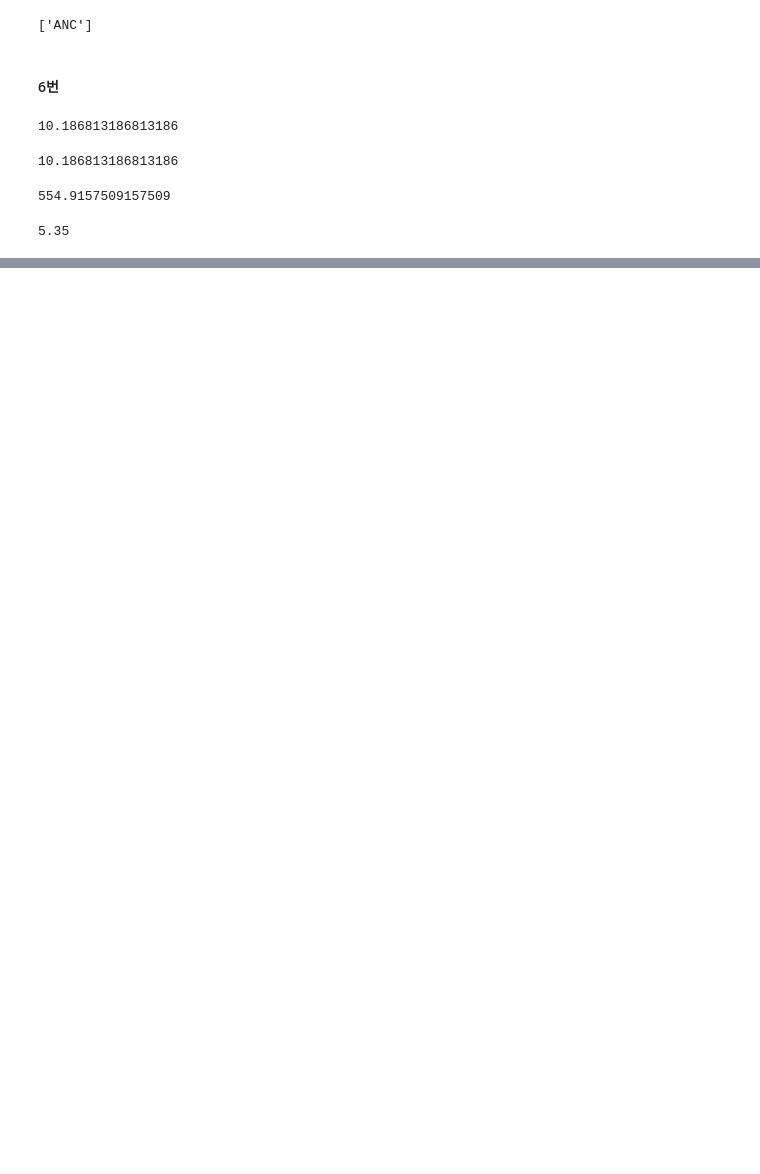
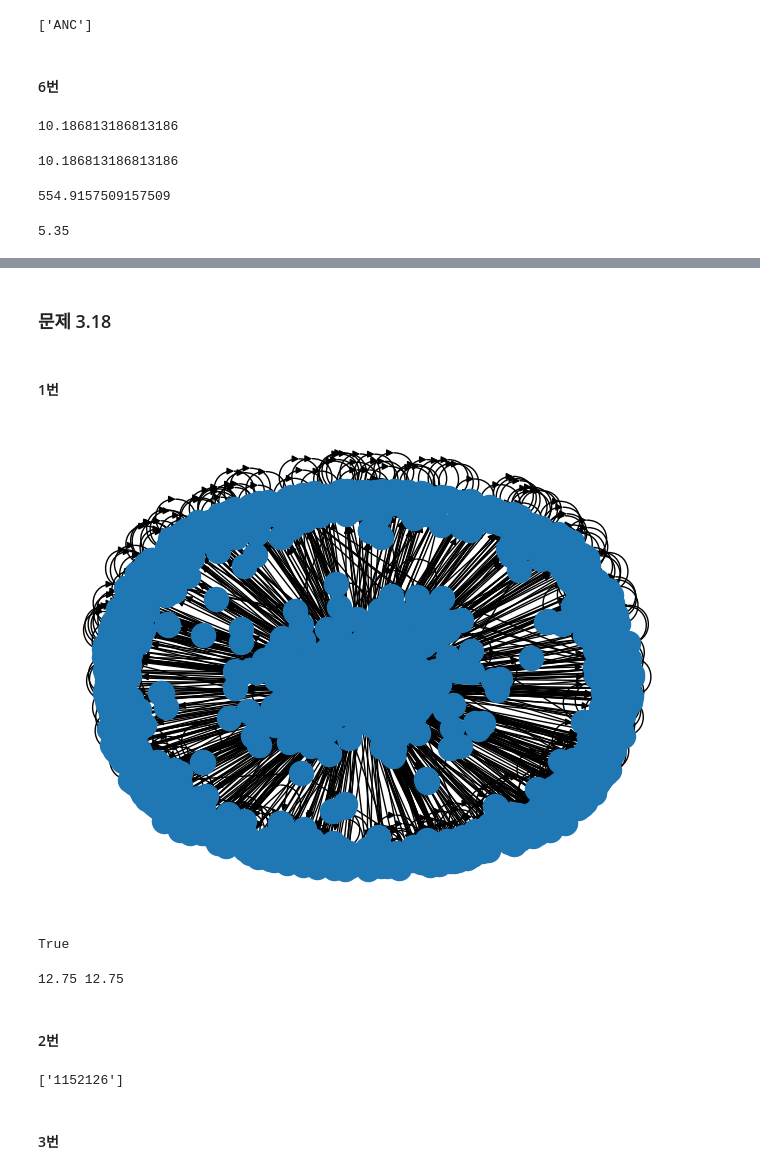
Before and after one commit to hr1588/network, a Jupyter notebook: 3장.ipynb, the cells around one changed output, grey strips where cells are left out. Saved outputs shown, nothing was run; the diff lists cells and outputs as text; code cells hidden in the pictures; blank space fills up the shorter version.

```diff
--- a/3장.ipynb
+++ b/3장.ipynb
@@ -235,0 +273,29 @@ round(k,2)
+# %% [markdown]
+### 문제 3.18
+# %% [markdown]
+#### 1번
+# %%
+math = nx.read_graphml('data/enwiki_math.graphml.gz')
+nx.draw(math)
+# %% [output]
+[figure, added]
+# %%
+nx.is_directed(math)
+# %% [output]
+True
+# %%
+import numpy as np
+
+math_in = [math.in_degree(n) for n in math.nodes()]
+math_out = [math.out_degree(n) for n in math.nodes()]
+print(round(np.mean(math_in),2), round(np.mean(math_out),2))
+# %% [output]
+12.75 12.75
+# %% [markdown]
+#### 2번
+# %%
+get_max_key(dict(math.in_degree()))
+# %% [output]
+['1152126']
+# %% [markdown]
+#### 3번
```
Also changed, not shown: parts of 46 cells of this notebook.
